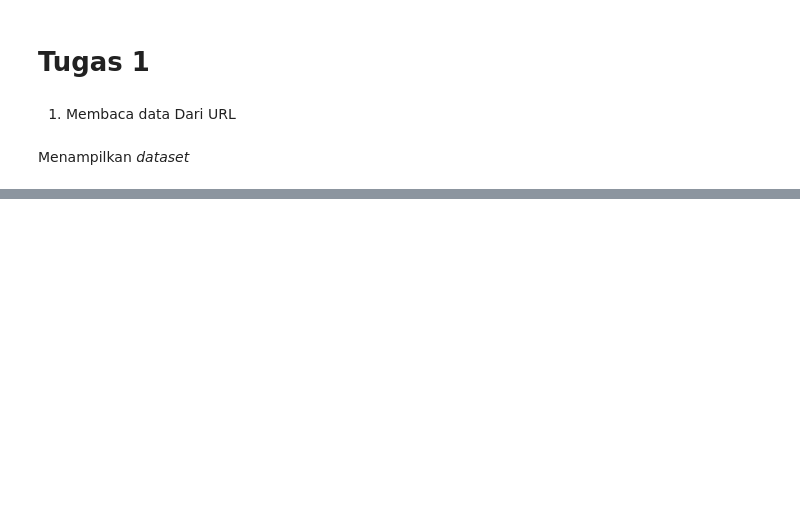
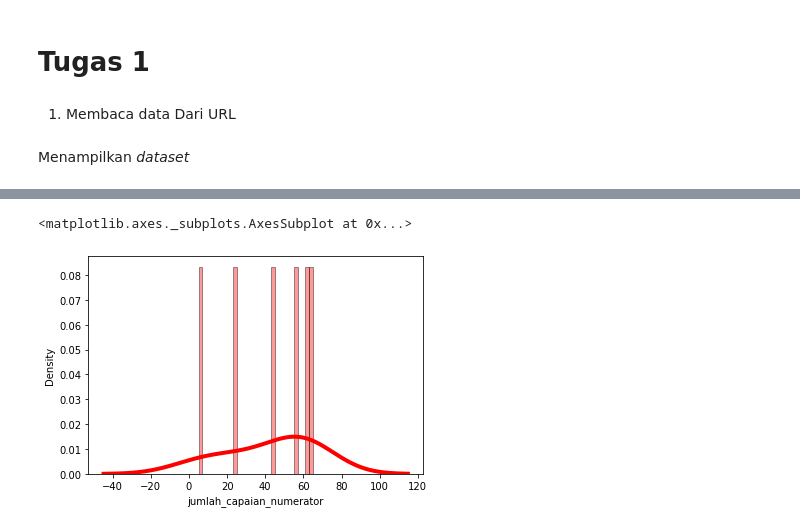
Before and after one commit to Ihsan210702/datamining, a Jupyter notebook: _sources/Tugas-1.ipynb, the cells around one changed output, grey strips where cells are left out. Cells and saved outputs as stored; diff of their text form; code cells hidden in the pictures; blank space fills up the shorter version.

```diff
--- a/_sources/Tugas-1.ipynb
+++ b/_sources/Tugas-1.ipynb
@@ -51,5 +247,8 @@ sns.distplot(c['jumlah_target_denominator\n'],kde=True,
 # %%
-sns.distplot(c['jumlah_target_denominator\n'],kde=True,
-             bins= int(150/5),color='lightblue',
+sns.distplot(c['jumlah_capaian_numerator'],kde=True,
+             bins= int(150/5),color='red',
              hist_kws={'edgecolor':'black'},
              kde_kws={'linewidth':4})
+# %% [output]
+<matplotlib.axes._subplots.AxesSubplot at 0x...>
+[figure, added]
```
Also changed, not shown: parts of 26 cells of this notebook, 14 other files.
